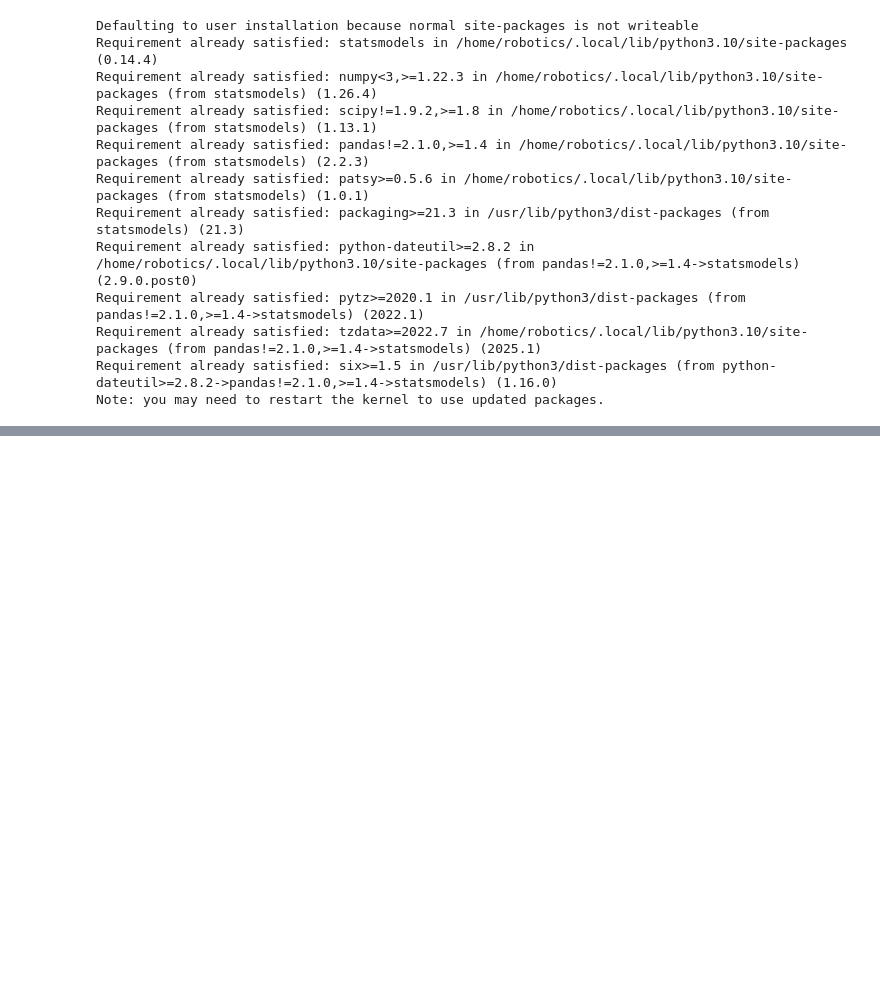
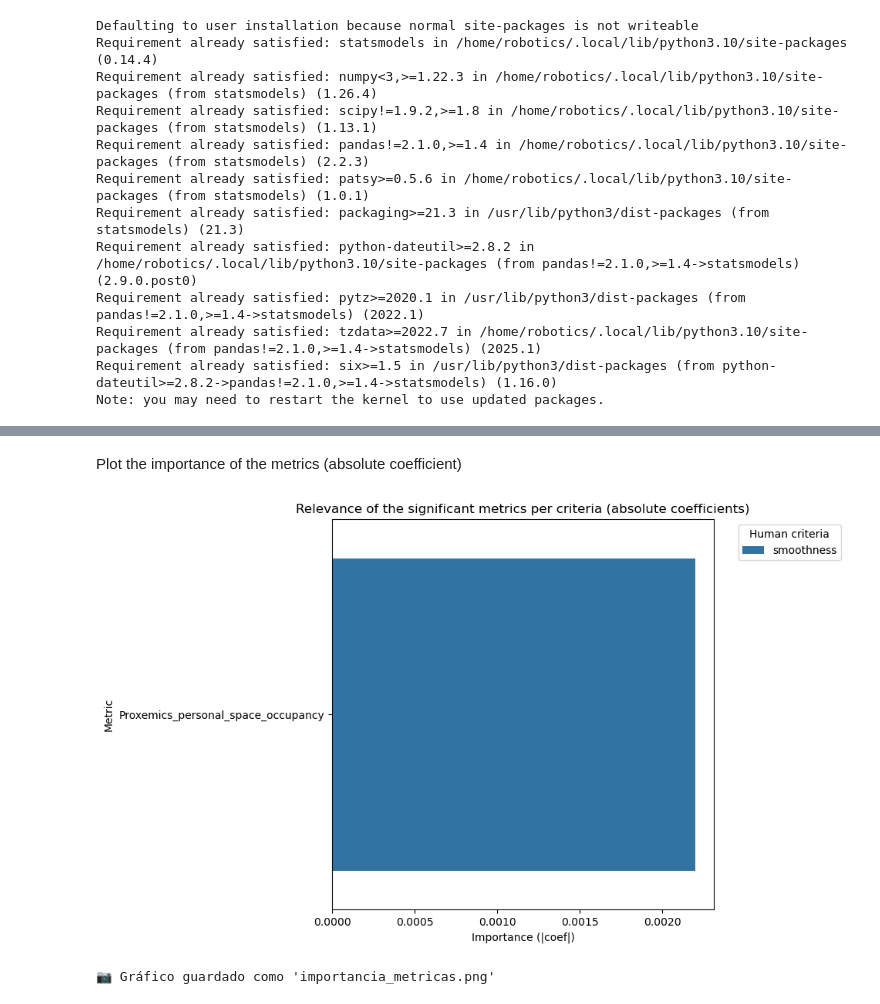
Before and after one commit to PIC4SeR/Social-Nav-Metrics-Matching, a Jupyter notebook: social_metrics_match/G2_statistical_analysis.ipynb, the cells around one changed output, grey strips where cells are left out. Drawn from its saved outputs; the diff is of its cells as text; code cells hidden in the pictures; blank space fills up the shorter version.

Commit message:
more regression results

```diff
--- a/social_metrics_match/G2_statistical_analysis.ipynb
+++ b/social_metrics_match/G2_statistical_analysis.ipynb
@@ -437,0 +514,29 @@ Notes:
+# %% [markdown]
+Plot the importance of the metrics (absolute coefficient)
+# %%
+import seaborn as sns
+import matplotlib.pyplot as plt
+
+# Asegúrate de tener df_results del bloque anterior
+if(len(results_list) > 0):
+    # Creamos columna para importancia (valor absoluto del coeficiente)
+    results_df['importance'] = results_df['coef'].abs()
+
+    # Hacemos una gráfica por criterio
+    plt.figure(figsize=(10, 6))
+    sns.barplot(data=results_df, x='importance', y='metric', hue='criterion', dodge=True)
+
+    plt.title("Relevance of the significant metrics per criteria (absolute coefficients)")
+    plt.xlabel("Importance (|coef|)")
+    plt.ylabel("Metric")
+    plt.legend(title="Human criteria", bbox_to_anchor=(1.05, 1), loc='upper left')
+    plt.tight_layout()
+    plt.savefig("importancia_metricas.png", dpi=300)
+    plt.show()
+
+    print("📷 Gráfico guardado como 'importancia_metricas.png'")
+else:
+    print("⚠️ No hay métricas significativas para graficar.")
+# %% [output]
+[figure, added]
+📷 Gráfico guardado como 'importancia_metricas.png'
```
Also changed, not shown: parts of 10 cells of this notebook, 6 other files.
